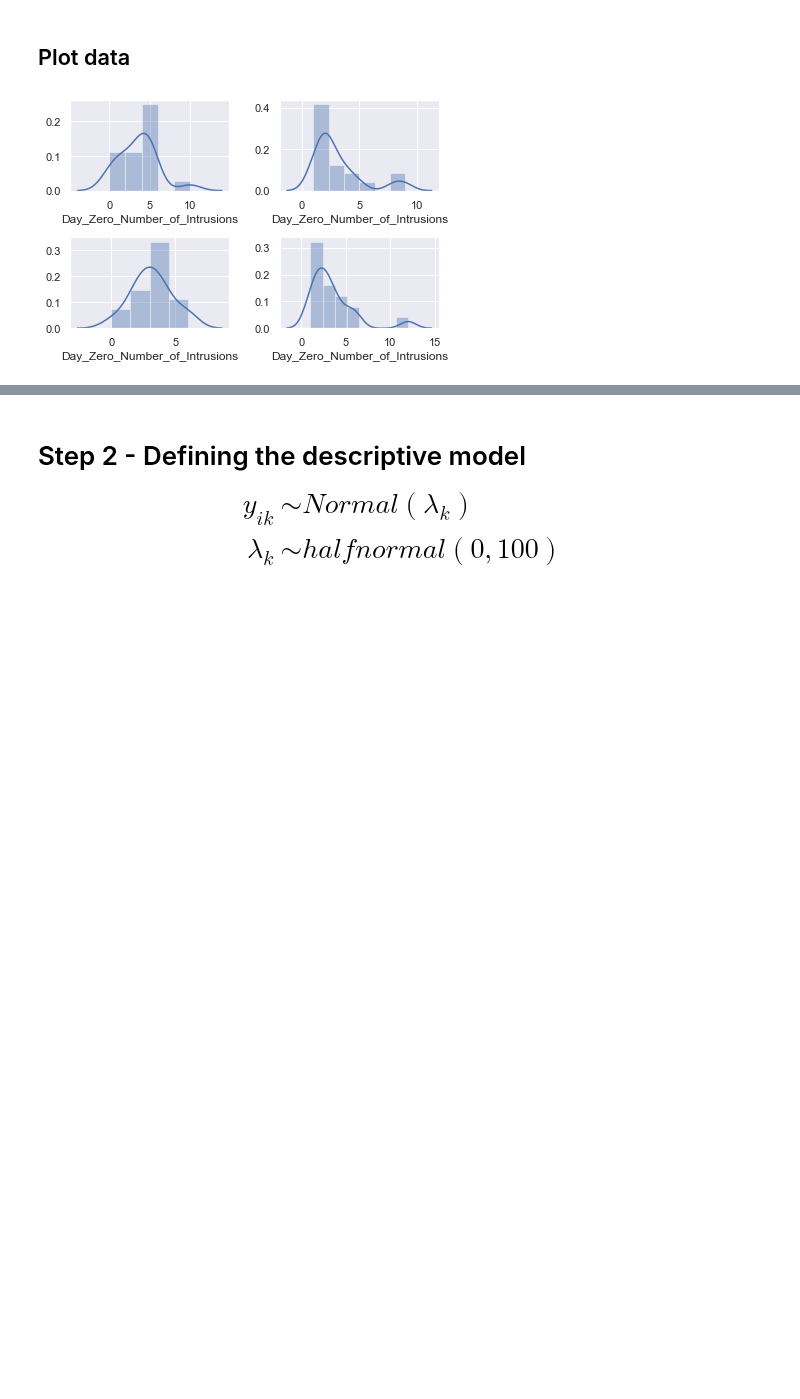
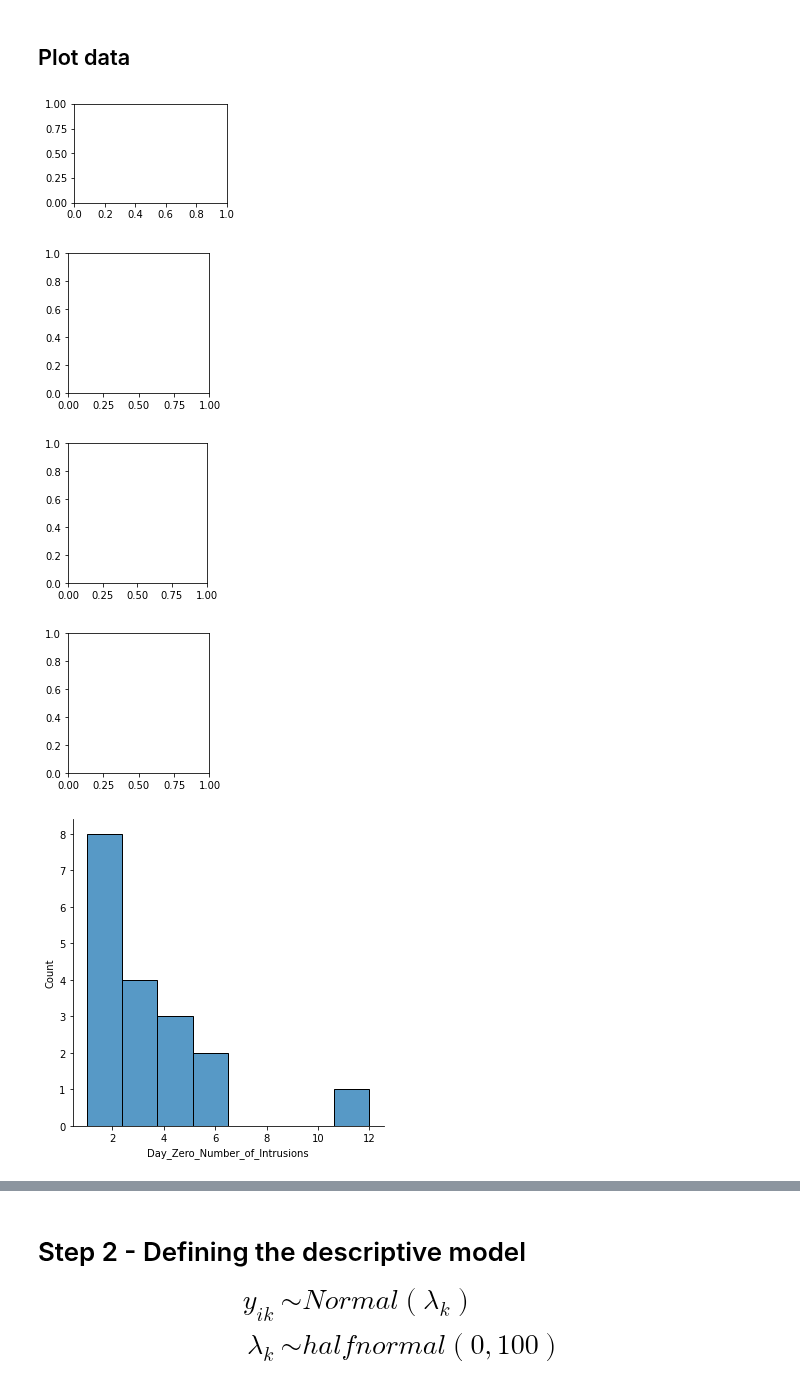
Before and after one commit to ebrlab/Statistical-methods-for-research-workers-bayes-for-psychologists-and-neuroscientists, a Jupyter notebook: wip/Bayesian Poisson estimation.ipynb, the cells around one changed output, grey strips where cells are left out. Drawn from its saved outputs; the diff is of its cells as text; code cells hidden in the pictures; blank space fills up the shorter version.

```diff
--- a/wip/Bayesian Poisson estimation.ipynb
+++ b/wip/Bayesian Poisson estimation.ipynb
@@ -98,11 +96,12 @@ The participants with the study were split into four conditions (n=72, with 18 p
 # %% [markdown]
 ## Import data
 # %%
-url = "https://raw.githubusercontent.com/ebrlab/Statistical-methods-for-research-workers-bayes-for-psychologists-and-neuroscientists/master/Data/James%20et%20al%202015%20Experiment%202%20Data%20Set.csv"
-
+url = 'https://raw.githubusercontent.com/ebrlab/Statistical-methods-for-research-workers-bayes-for-psychologists-and-neuroscientists/master/wip/Data/James%20et%20al%202015%20Experiment%202%20Data%20Set.csv'
 #Generare apndas data frame with the study data
 df = pd.read_csv(url)
-df.head(72)
+
+# Output pandas dataframe.
+df.head(4)
 # %% [output]
 |  | Condition | Time_of_Day | BDI_II | STAI_T | pre_film_VAS_Sad | pre_film_VAS_Hopeless | ... |
 | 0 | 1 | 2 | 1 | 33 | 0.0 | 0.0 | ... |
@@ -120,21 +112,20 @@ df.head(72)
 # %% [markdown]
 ## Plot data
 # %%
-# Genrate set of subplots of the data for each Experimental condition for Day zero count if number of intrusions
+# Generate set of subplots of the data for each Experimental condition for Day zero count if number of intrusions
 
-plt.subplot(2,2,1)
-sns.distplot( df[df['Condition'] == 1]['Day_Zero_Number_of_Intrusions'] );
+f, (ax1, ax2)
+sns.displot(data = None, x = df[df['Condition'] == 1]['Day_Zero_Number_of_Intrusions'] );
 
-plt.subplot(2,2,2)
-sns.distplot( df[df['Condition'] == 2]['Day_Zero_Number_of_Intrusions'] );
+sns.displot(data = None, x = df[df['Condition'] == 2]['Day_Zero_Number_of_Intrusions'] );
 
-plt.subplot(2,2,3)
-sns.distplot( df[df['Condition'] == 3]['Day_Zero_Number_of_Intrusions'] );
 
-plt.subplot(2,2,4)
-sns.distplot( df[df['Condition'] == 4]['Day_Zero_Number_of_Intrusions'] );
+sns.displot(data = None, x = df[df['Condition'] == 3]['Day_Zero_Number_of_Intrusions'] );
 
-#Correct for layout formatting
-plt.tight_layout()
+sns.displot(data = None, x = df[df['Condition'] == 4]['Day_Zero_Number_of_Intrusions'] );
 # %% [output]
-[figure, old version]
+[figure, new version]
+[figure, added]
+[figure, added]
+[figure, added]
+[figure, added]
```
Also changed, not shown: parts of 39 cells of this notebook, 2 other files.
